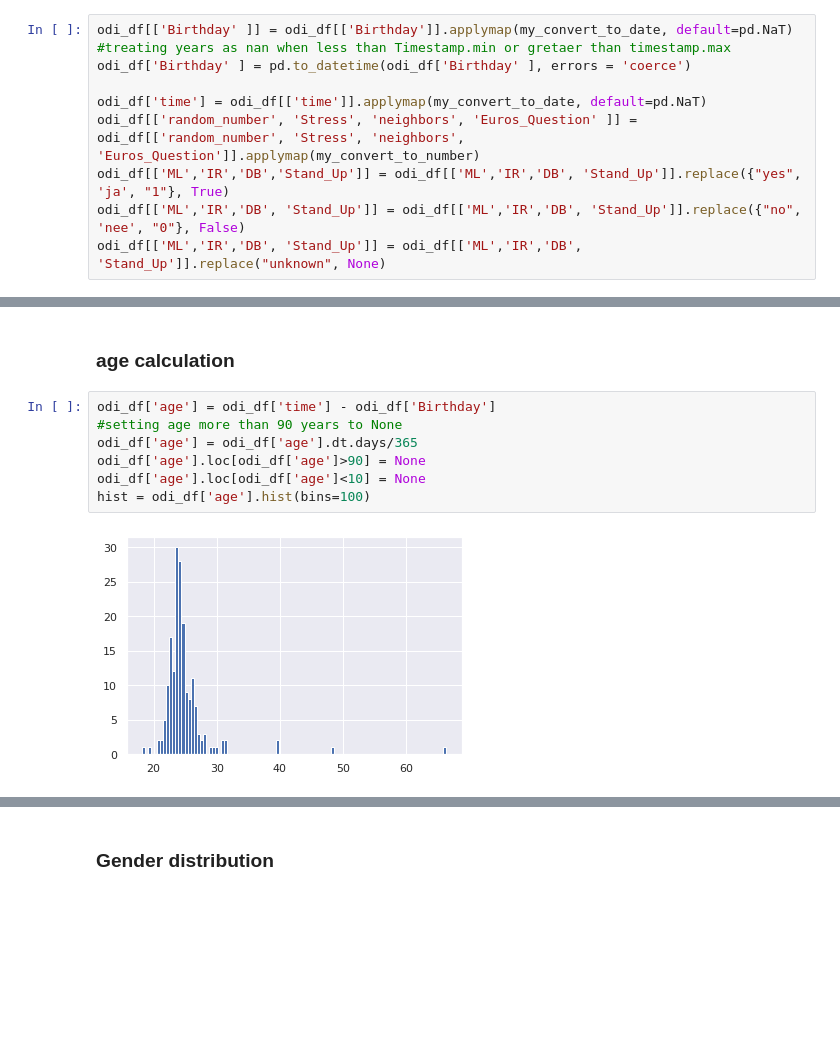
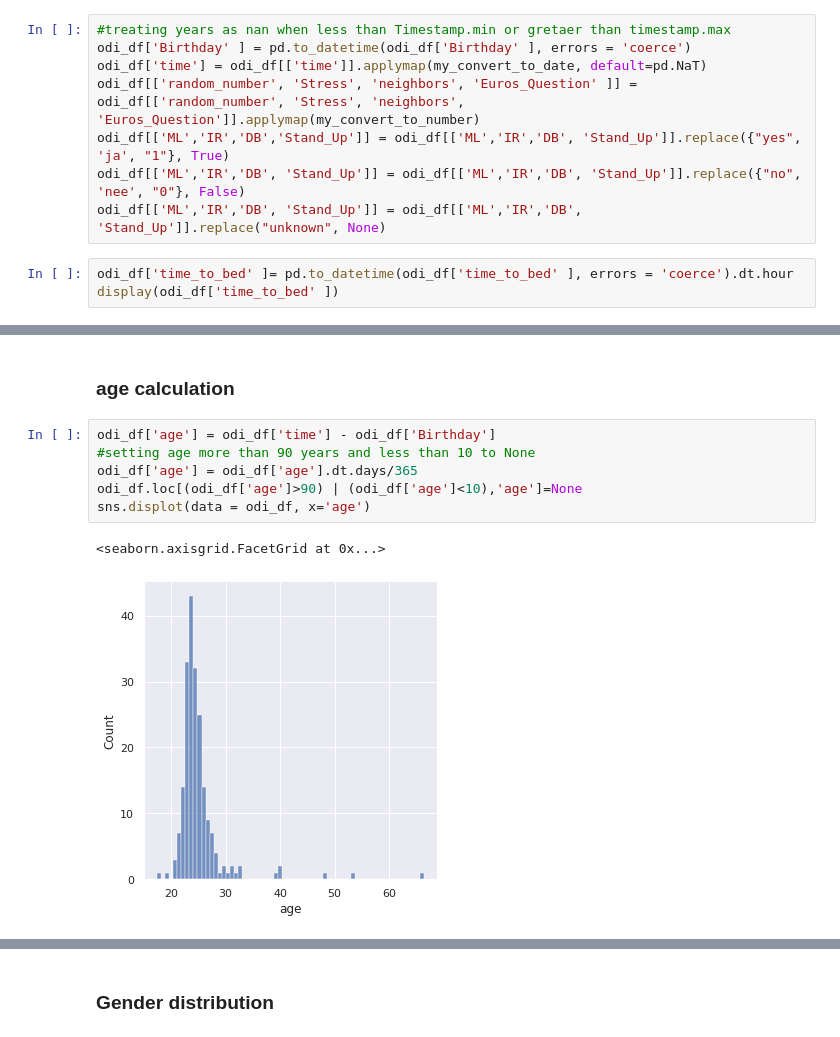
Before and after one commit to wolfbrr/DMT-2022-114, a Jupyter notebook: assignment-basic/assignment-basic.ipynb, the cells around one changed output, grey strips where cells are left out. Drawn from its saved outputs; the diff is of its cells as text; blank space fills up the shorter version.

Commit message:
age corrected and time to bed evaluation

```diff
--- a/assignment-basic/assignment-basic.ipynb
+++ b/assignment-basic/assignment-basic.ipynb
@@ -87,10 +91,11 @@ display(odi_df)
 # %%
-odi_df[['Birthday' ]] = odi_df[['Birthday']].applymap(my_convert_to_date, default=pd.NaT)
 #treating years as nan when less than Timestamp.min or gretaer than timestamp.max
 odi_df['Birthday' ] = pd.to_datetime(odi_df['Birthday' ], errors = 'coerce')
-
 odi_df['time'] = odi_df[['time']].applymap(my_convert_to_date, default=pd.NaT)
 odi_df[['random_number', 'Stress', 'neighbors', 'Euros_Question' ]] = odi_df[['random_number', 'Stress', 'neighbors', 'Euros_Question']].applymap(my_convert_to_number)
 odi_df[['ML','IR','DB','Stand_Up']] = odi_df[['ML','IR','DB', 'Stand_Up']].replace({"yes", 'ja', "1"}, True)
 odi_df[['ML','IR','DB', 'Stand_Up']] = odi_df[['ML','IR','DB', 'Stand_Up']].replace({"no", 'nee', "0"}, False)
 odi_df[['ML','IR','DB', 'Stand_Up']] = odi_df[['ML','IR','DB', 'Stand_Up']].replace("unknown", None)
+# %%
+odi_df['time_to_bed' ]= pd.to_datetime(odi_df['time_to_bed' ], errors = 'coerce').dt.hour
+display(odi_df['time_to_bed' ])
@@ -98,10 +121,10 @@ odi_df[['ML','IR','DB', 'Stand_Up']] = odi_df[['ML','IR','DB', 'Stand_Up']].repl
 ### age calculation
 # %%
 odi_df['age'] = odi_df['time'] - odi_df['Birthday']
-#setting age more than 90 years to None
+#setting age more than 90 years and less than 10 to None
 odi_df['age'] = odi_df['age'].dt.days/365
-odi_df['age'].loc[odi_df['age']>90] = None
-odi_df['age'].loc[odi_df['age']<10] = None
-hist = odi_df['age'].hist(bins=100)
+odi_df.loc[(odi_df['age']>90) | (odi_df['age']<10),'age']=None
+sns.displot(data = odi_df, x='age')
 # %% [output]
+<seaborn.axisgrid.FacetGrid at 0x...>
-[figure, old version]
+[figure, new version]
```
Also changed, not shown: parts of 11 cells of this notebook, 1 other file.
